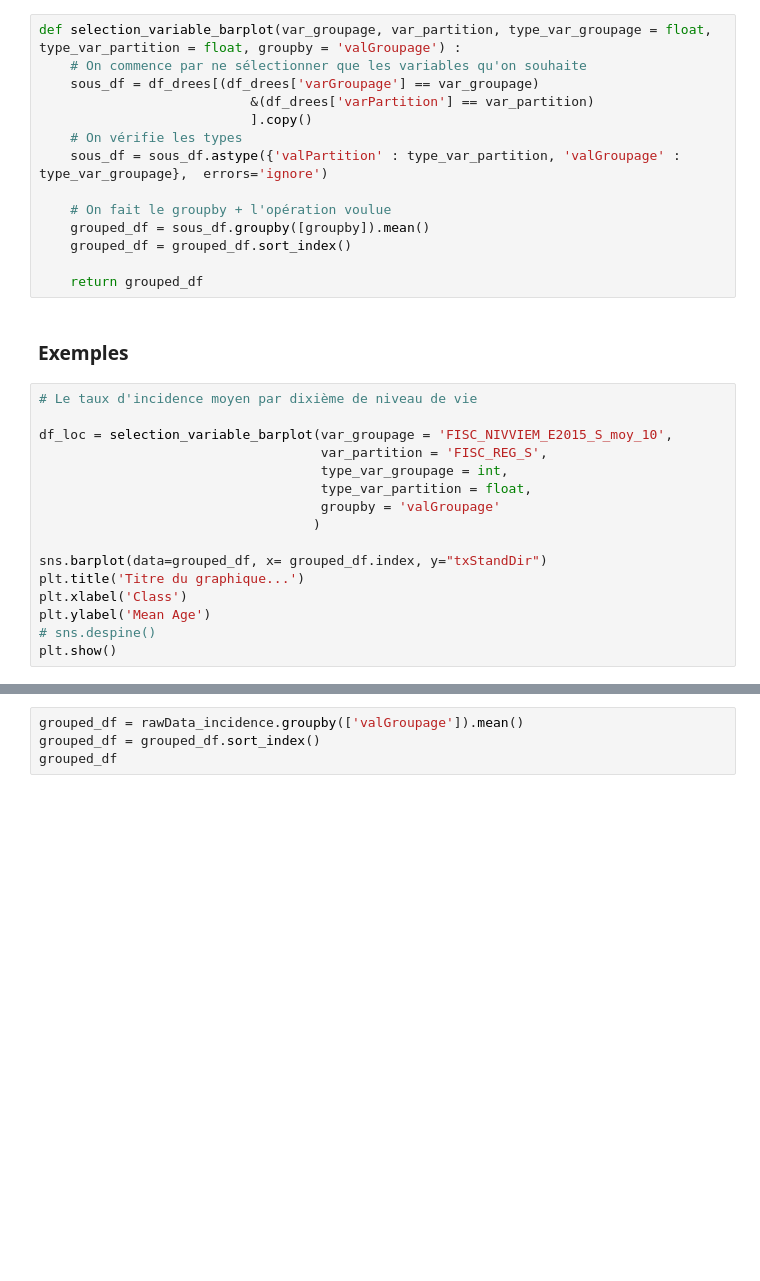
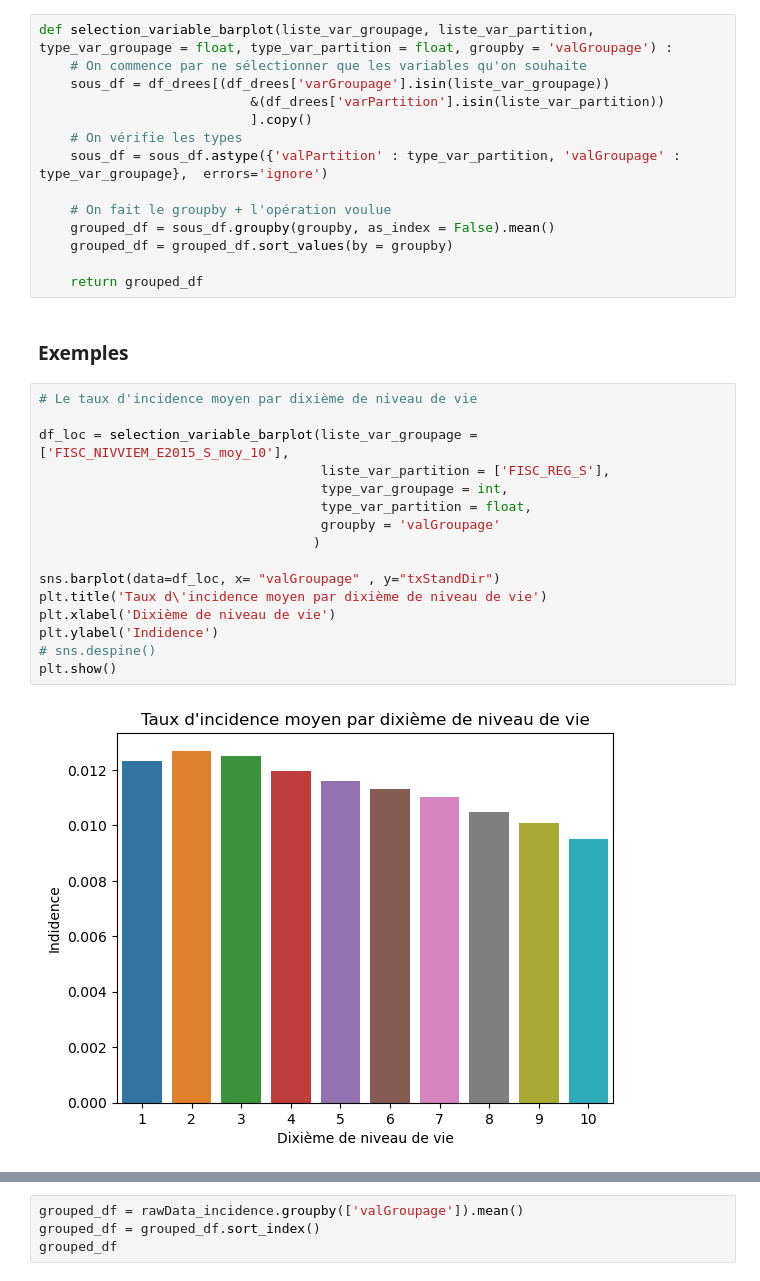
Before and after one commit to bbasa1/Maladies_chroniques_offre_de_soin_inegalites_sociales_ou_facteurs_environnementaux, a Jupyter notebook: Introduction_base.ipynb, the cells around one changed output, grey strips where cells are left out. Drawn from its saved outputs; the diff is of its cells as text; blank space fills up the shorter version.

```diff
--- a/Introduction_base.ipynb
+++ b/Introduction_base.ipynb
@@ -27,17 +47,17 @@ list(set(df_drees['varGroupage']))
 # %% [markdown]
 ### Pour tracer quelques barplots
 # %%
-def selection_variable_barplot(var_groupage, var_partition, type_var_groupage = float, type_var_partition = float, groupby = 'valGroupage') :
+def selection_variable_barplot(liste_var_groupage, liste_var_partition, type_var_groupage = float, type_var_partition = float, groupby = 'valGroupage') :
     # On commence par ne sélectionner que les variables qu'on souhaite
-    sous_df = df_drees[(df_drees['varGroupage'] == var_groupage)
-                           &(df_drees['varPartition'] == var_partition)
+    sous_df = df_drees[(df_drees['varGroupage'].isin(liste_var_groupage))
+                           &(df_drees['varPartition'].isin(liste_var_partition))
                            ].copy()
     # On vérifie les types
     sous_df = sous_df.astype({'valPartition' : type_var_partition, 'valGroupage' : type_var_groupage},  errors='ignore')
 
     # On fait le groupby + l'opération voulue
-    grouped_df = sous_df.groupby([groupby]).mean()
-    grouped_df = grouped_df.sort_index()
+    grouped_df = sous_df.groupby(groupby, as_index = False).mean()
+    grouped_df = grouped_df.sort_values(by = groupby)
 
     return grouped_df
 # %% [markdown]
@@ -45,16 +65,18 @@ def selection_variable_barplot(var_groupage, var_partition, type_var_groupage =
 # %%
 # Le taux d'incidence moyen par dixième de niveau de vie
 
-df_loc = selection_variable_barplot(var_groupage = 'FISC_NIVVIEM_E2015_S_moy_10',
-                                    var_partition = 'FISC_REG_S',
+df_loc = selection_variable_barplot(liste_var_groupage = ['FISC_NIVVIEM_E2015_S_moy_10'],
+                                    liste_var_partition = ['FISC_REG_S'],
                                     type_var_groupage = int,
                                     type_var_partition = float,
                                     groupby = 'valGroupage'
                                    )
 
-sns.barplot(data=grouped_df, x= grouped_df.index, y="txStandDir")
-plt.title('Titre du graphique...')
-plt.xlabel('Class')
-plt.ylabel('Mean Age')
+sns.barplot(data=df_loc, x= "valGroupage" , y="txStandDir")
+plt.title('Taux d\'incidence moyen par dixième de niveau de vie')
+plt.xlabel('Dixième de niveau de vie')
+plt.ylabel('Indidence')
 # sns.despine()
 plt.show()
+# %% [output]
+[figure, added]
```
Also changed, not shown: parts of 8 cells of this notebook.
